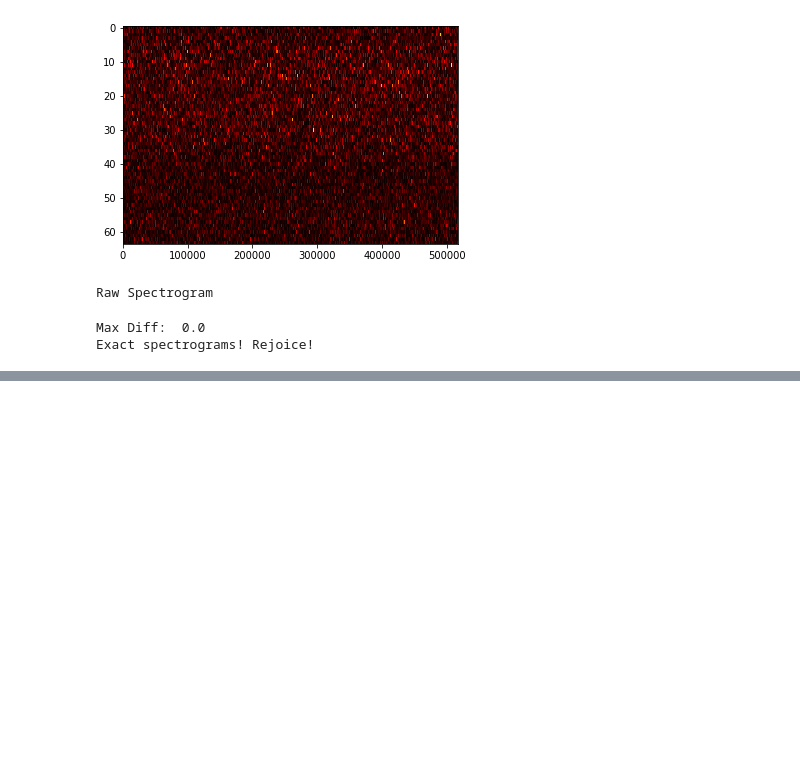
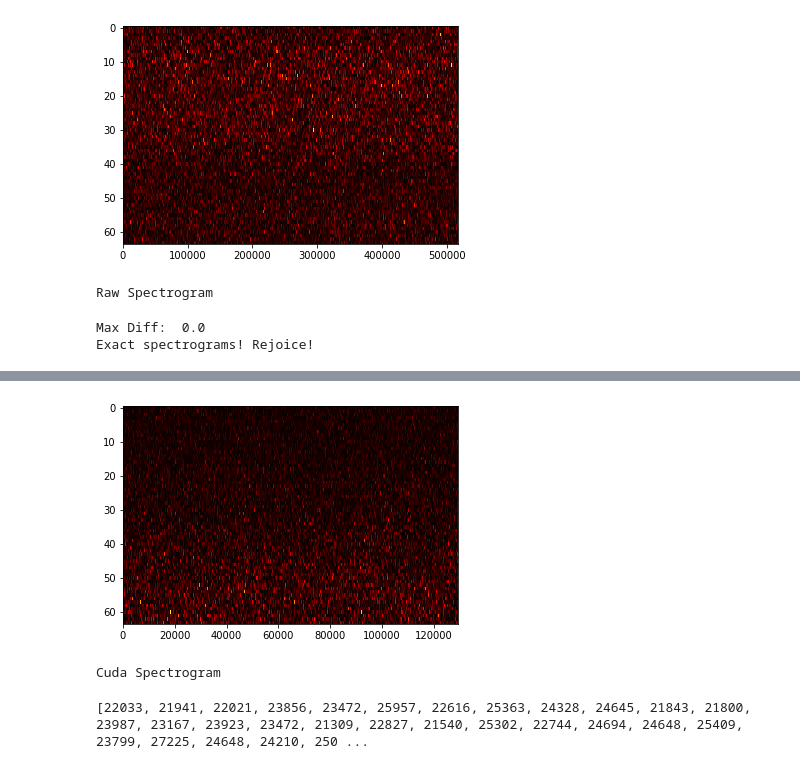
Before and after one commit to max-Hawkins/MAGiC, a Jupyter notebook: validate_spectrum.ipynb, the cells around one changed output, grey strips where cells are left out. Saved outputs shown, nothing was run; the diff lists cells and outputs as text; code cells hidden in the pictures; blank space fills up the shorter version.

```diff
--- a/validate_spectrum.ipynb
+++ b/validate_spectrum.ipynb
@@ -81,0 +105,18 @@ Exact spectrograms! Rejoice!
+# %%
+plt.imshow(cuda_spec[:,:,1], interpolation='None', aspect='auto', cmap='hot')
+
+plt.show()
+print("Cuda Spectrogram")
+# %% [output]
+[figure, added]
+Cuda Spectrogram
+# %%
+pol_chan = []
+
+for chan in range(len(pol_diff[:,0])):
+    sum = np.max(pol_diff[chan])
+    pol_chan.append(sum)
+
+print(pol_chan)
+# %% [output]
+[22033, 21941, 22021, 23856, 23472, 25957, 22616, 25363, 24328, 24645, 21843, 21800, 23987, 23167, 23923, 23472, 21309, 22827, 21540, 25302, 22744, 24694, 24648, 25409, 23799, 27225, 24648, 24210, 250 ...
```
Also changed, not shown: parts of 5 cells of this notebook, 5 other files.
